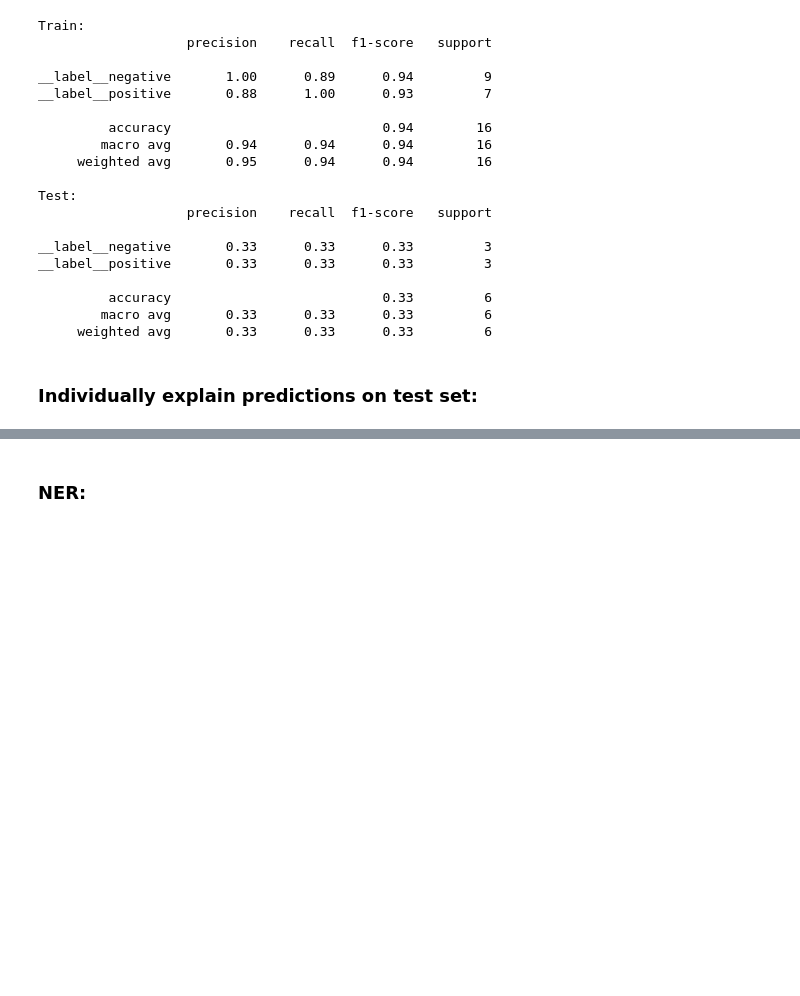
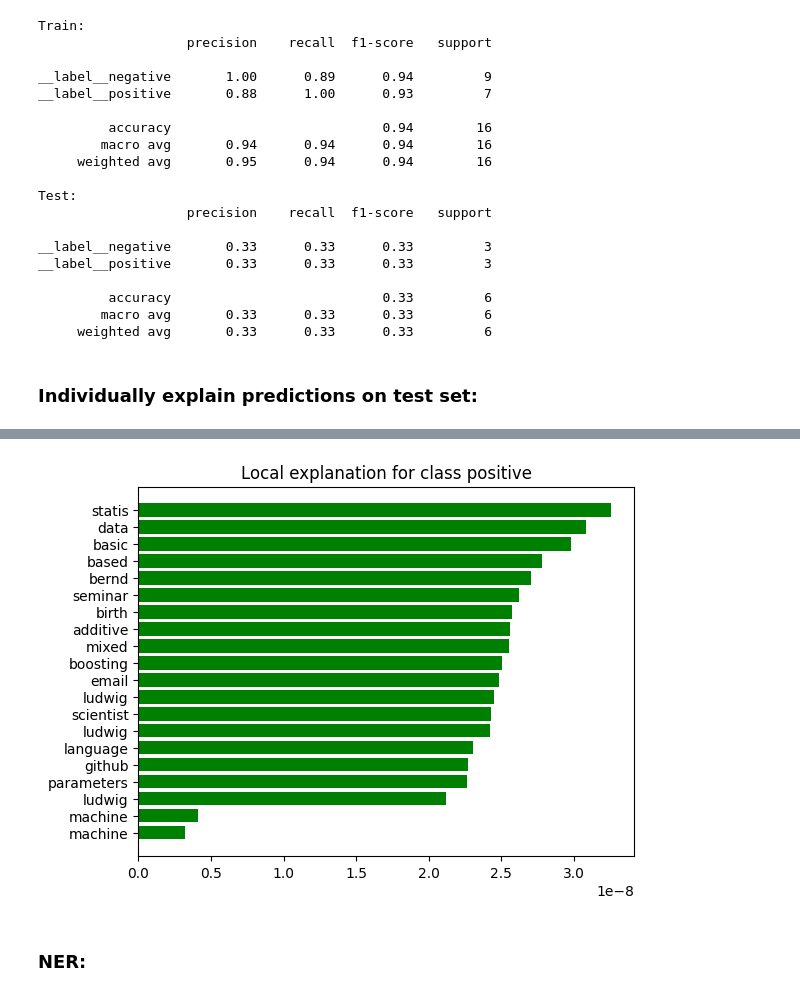
Before and after one commit to AVoss84/pdf_extract, a Jupyter notebook: src/notebooks/fasttext_classifier.ipynb, the cells around one changed output, grey strips where cells are left out. Cells and saved outputs as stored; diff of their text form; code cells hidden in the pictures; blank space fills up the shorter version.

Commit message:
add lime fixes for fasttext

```diff
--- a/src/notebooks/fasttext_classifier.ipynb
+++ b/src/notebooks/fasttext_classifier.ipynb
@@ -264,7 +264,7 @@ def fasttext_prediction_in_sklearn_format(classifier, texts):
     res = []
     # Ask FastText for the top 10 most likely labels for each piece of text.
     # This ensures we always get a probability score for every possible label in our model.
-    labels, probabilities = classifier.predict(texts, 10)
+    labels, probabilities = classifier.predict(texts, k=10)
 
     # For each prediction, sort the probabaility scores into the same order
     # This is needed because FastText
@@ -295,13 +295,13 @@ explainer = LimeTextExplainer(
     class_names=class_names
 )
 # %%
-idx = 2
+idx = 1
 
 # Make a prediction and explain it!
 exp = explainer.explain_instance(
     X_test['text_cleaned'].iloc[idx],
-    classifier_fn=lambda x: fasttext_prediction_in_sklearn_format(model, x),
-    num_features=20
+    classifier_fn = lambda x: fasttext_prediction_in_sklearn_format(model, x),
+    num_features=20, num_samples=5000, distance_metric='cosine'        # weight generated samples by proximity/similarity to query/test instance
 )
 
 #print(f"Document name: {X_test['fasttext_label'].iloc[idx]}")
@@ -313,5 +313,5 @@ print('True class: %s' % y_test.iloc[idx])
 # Plot local token importances:
 #-------------------------------
 %matplotlib inline
-#fig = exp.as_pyplot_figure()
+fig = exp.as_pyplot_figure()
 # %% [output]
@@ -320,4 +320,5 @@ Probability("positive") = 0.5000100135803223
 True class: __label__positive
+[figure, added]
 # %%
 # Weighted features for linear surrogate model, which approximates the behaviour of the orig. classifier in the vicinity of the test example.
 #exp.as_list()
```
Also changed, not shown: parts of 1 cell of this notebook.
